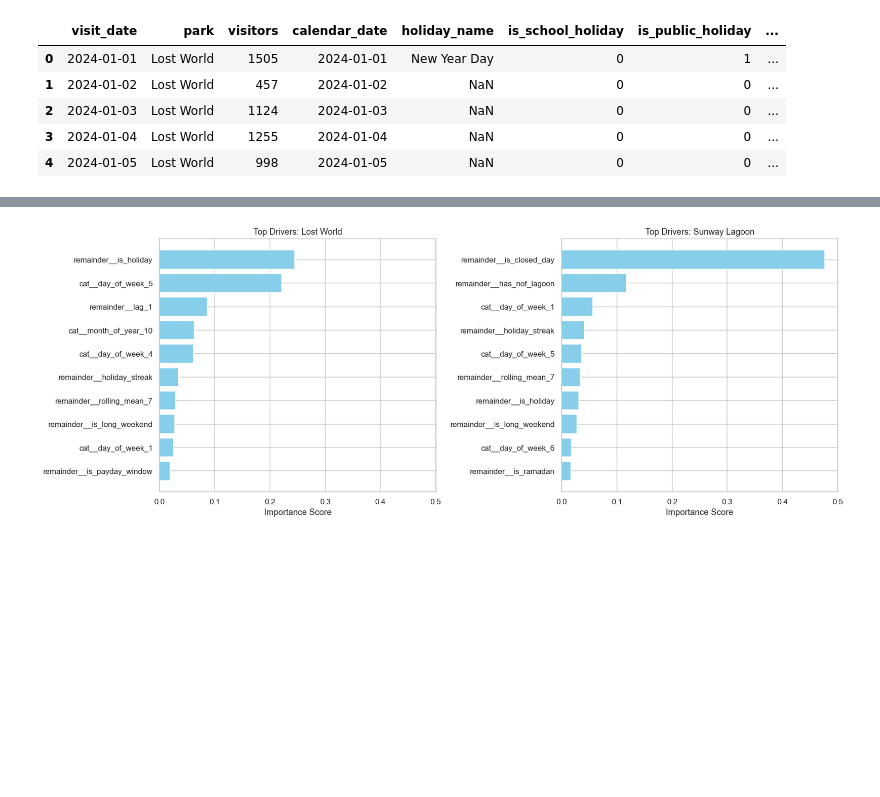
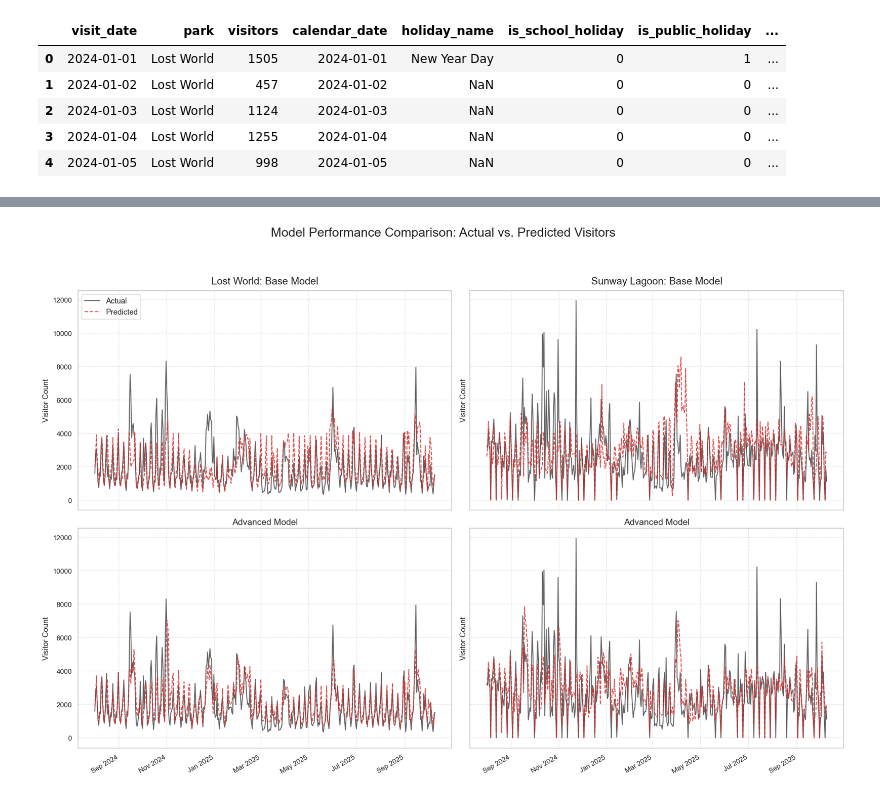
Before and after one commit to henrytansunway/sunway-theme-park, a Jupyter notebook: modi_demand_model.ipynb, the cells around one changed output, grey strips where cells are left out. Drawn from its saved outputs; the diff is of its cells as text; code cells hidden in the pictures; blank space fills up the shorter version.

```diff
--- a/modi_demand_model.ipynb
+++ b/modi_demand_model.ipynb
@@ -382,17 +601,57 @@ Sunway Lagoon  0.3662  961.7790  1366.3554 -0.0105  199.3182     NaN
-# %%
-# 3. Plotting Code (Run this AFTER your loop finishes)
-fig, axes = plt.subplots(1, 2, figsize=(16, 6), sharex=True)
-axes = axes.flatten()
-
-for idx, p in enumerate(parks):
-    if p in final_importances:
-        df = final_importances[p].head(10) # Top 10 features
-        axes[idx].barh(df['Feature'], df['Importance'], color='skyblue')
-        axes[idx].set_title(f"Top Drivers: {p}")
-        axes[idx].invert_yaxis()
-        axes[idx].set_xlabel("Importance Score")
-
-plt.tight_layout()
-plt.show()
-# %% [output]
-[figure, removed]
+# %%
+# Visualize the prediction VS actual result
+# 1. Combine all predictions into one DataFrame
+all_predictions_df = pd.concat(all_predictions_list)
+all_predictions_df['visit_date'] = pd.to_datetime(all_predictions_df['visit_date'])
+
+# 2. Setup the 2x2 Grid
+# We define our iterators: Model Types and Parks
+model_types = ['Base Model', 'Advanced Model']
+parks = all_predictions_df['park'].unique()
+
+# Create subplots (2 rows, 2 columns)
+fig, axes = plt.subplots(2, 2, figsize=(18, 12), sharex=True, sharey='row')
+fig.suptitle('Model Performance Comparison: Actual vs. Predicted Visitors', fontsize=20, y=1.02)
+
+# 3. Iterate through Grid Positions
+plot_count = 0
+for row, m_type in enumerate(model_types):
+    for col, p_name in enumerate(parks):
+        ax = axes[row, col]
+
+        # Filter data for this specific plot (this park + this model)
+        plot_data = all_predictions_df[
+            (all_predictions_df['model_type'] == m_type) &
+            (all_predictions_df['park'] == p_name)
+        ].sort_values('visit_date')
+
+        # Plot Actual vs. Predicted
+        ax.plot(plot_data['visit_date'], plot_data[target], label='Actual', color='black', alpha=0.6, linewidth=1.5)
+        ax.plot(plot_data['visit_date'], plot_data['prediction'], label='Predicted', color='tab:red', linestyle='--', alpha=0.8, linewidth=1.5)
+
+        # Chart Formatting
+        if row == 0:
+            ax.set_title(f'{p_name}: {m_type}', fontsize=16, pad=10)
+        else:
+            ax.set_title(f'{m_type}', fontsize=14)
+
+        ax.set_ylabel('Visitor Count', fontsize=12)
+        ax.grid(True, linestyle='--', alpha=0.5)
+
+        # Only show legend on the first plot to avoid clutter
+        if plot_count == 0:
+            ax.legend(fontsize=12, loc='upper left')
+
+        plot_count += 1
+
+# 4. Final Layout Adjustments
+# Format the x-axis to show months clearly
+for ax in axes.flat:
+    ax.xaxis.set_major_locator(mdates.MonthLocator(interval=2)) # Tick every 2 months
+    ax.xaxis.set_major_formatter(mdates.DateFormatter('%b %Y')) # Format: 'Jan 2024'
+    plt.setp(ax.get_xticklabels(), rotation=30, ha='right') # Rotate labels
+
+plt.tight_layout(rect=[0, 0, 1, 0.98]) # Adjust layout to fit main title
+plt.show()
+# %% [output]
+[figure, added]
```
Also changed, not shown: parts of 21 cells of this notebook.
